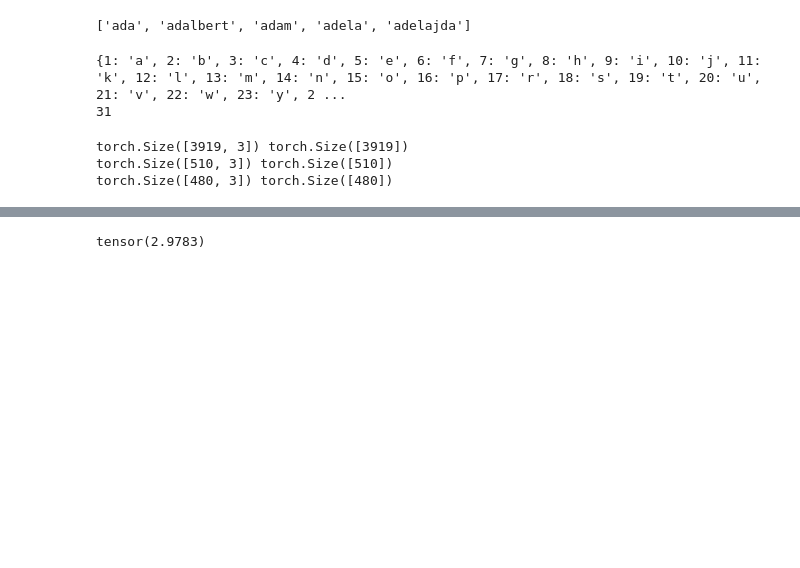
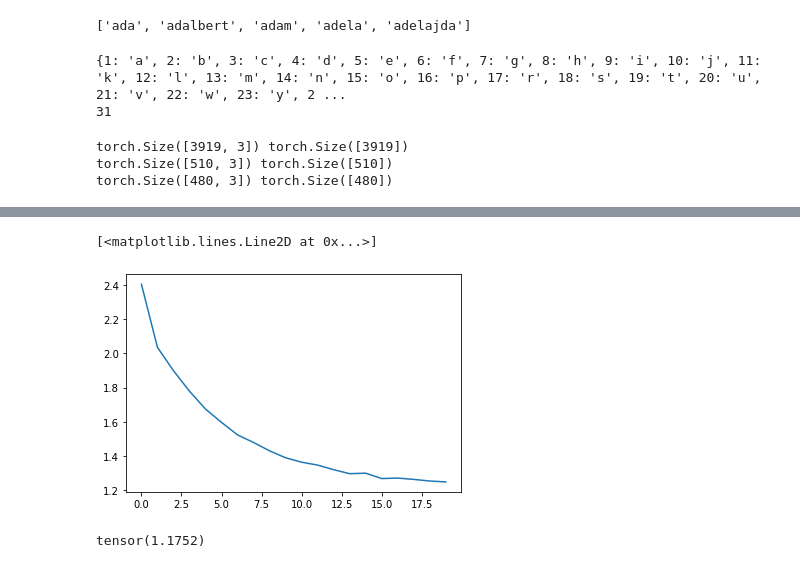
Before and after one commit to kkilian/wavenet, a Jupyter notebook: wave.ipynb, the cells around one changed output, grey strips where cells are left out. Drawn from its saved outputs; the diff is of its cells as text; code cells hidden in the pictures; blank space fills up the shorter version.

```diff
--- a/wave.ipynb
+++ b/wave.ipynb
@@ -159,16 +183,23 @@ plt.plot(np.arange(steps), losses);
+# %%
+losses = torch.tensor(losses)
+losses = losses.view(-1,1000).mean(1)
+
+plt.plot(losses)
+# %% [output]
+[<matplotlib.lines.Line2D at 0x...>]
+[figure, added]
 # %%
 for layer in layers:
     layer.training = False
 # %%
 with torch.no_grad():
-    emb = C[Xtr]
-    x= emb.view(emb.shape[0], -1)
+    x = Xtr
     for layer in layers:
         x = layer(x)
     loss = F.cross_entropy(x, Ytr)
     print(loss)
 # %% [output]
-tensor(2.9783)
+tensor(1.1752)
 # %%
 with torch.no_grad():
     emb = C[Xdev]
```
Also changed, not shown: parts of 7 cells of this notebook.
